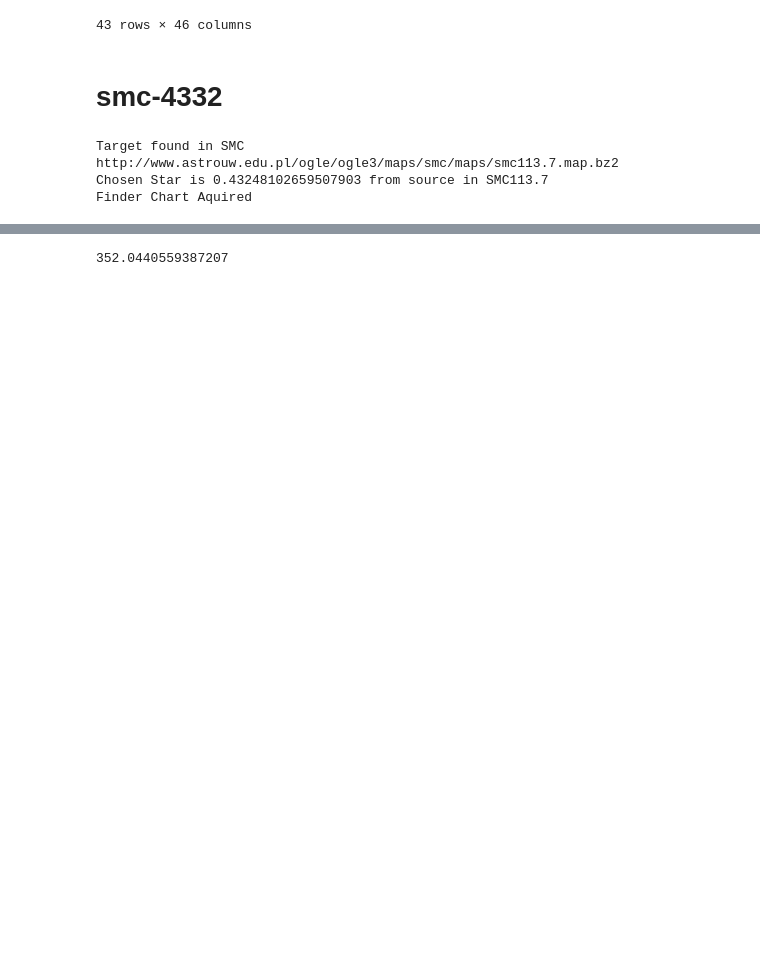
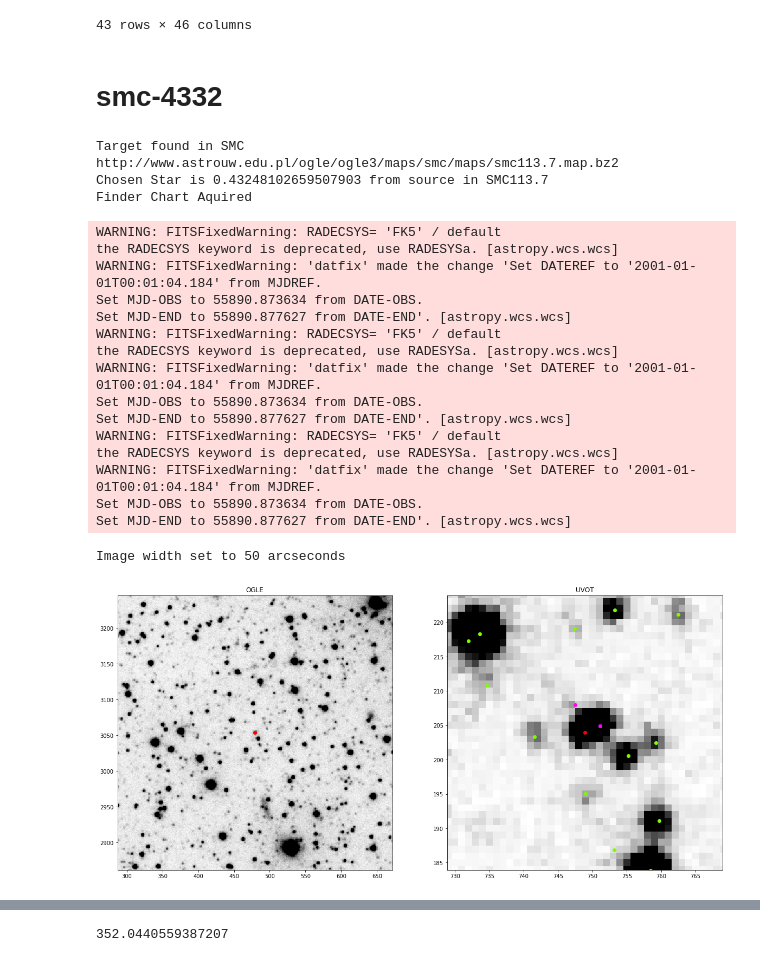
Before and after one commit to AstroLudwig/SUMS, a Jupyter notebook: Proposals/HST/PhaseII_Sanity.ipynb, the cells around one changed output, grey strips where cells are left out. Saved outputs shown, nothing was run; the diff lists cells and outputs as text; code cells hidden in the pictures; blank space fills up the shorter version.

Commit message:
Added plot for smc4332

```diff
--- a/Proposals/HST/PhaseII_Sanity.ipynb
+++ b/Proposals/HST/PhaseII_Sanity.ipynb
@@ -702,6 +702,51 @@ Target found in SMC
 http://www.astrouw.edu.pl/ogle/ogle3/maps/smc/maps/smc113.7.map.bz2
 Chosen Star is 0.43248102659507903 from source in SMC113.7
 Finder Chart Aquired
+# %%
+f, axes = plt.subplots(1,2,figsize=(20,10))
+axes[0].imshow(ogle.image.data,origin='lower',vmin=ovmin,vmax=ovmax,cmap='Greys')
+axes[0].scatter(ogle.X,ogle.Y,c='r')
+
+axes[1].imshow(hdr[0].data,origin='lower',vmin=svmin,vmax=svmax,cmap='Greys')
+
+x40,y40 = SkyCoord(within40.ra,within40.dec,unit=u.deg).to_pixel(WCS(hdr[0].header),origin=0)
+axes[1].scatter(x40,y40,c='lawngreen')
+
+
+x5,y5 = SkyCoord(within5.ra,within5.dec,unit=u.deg).to_pixel(WCS(hdr[0].header),origin=0)
+axes[1].scatter(x5,y5,c='magenta')
+
+x,y = co.to_pixel(WCS(hdr[0].header),origin=0)
+axes[1].scatter(x,y,c='r')
+
+ogle_pix_scale = 0.26 # arcsec/pixel source: https://microlensing-source.org/ground-based-surveys/
+uvot_pix_scale = 2.5
+n=50 #arcsecond width
+axes[0].set_xlim(ogle.X-n/ogle_pix_scale,ogle.X+n/ogle_pix_scale)
+axes[0].set_ylim(ogle.Y-n/ogle_pix_scale,ogle.Y+n/ogle_pix_scale)
+axes[1].set_xlim(x-n/uvot_pix_scale,x+n/uvot_pix_scale)
+axes[1].set_ylim(y-n/uvot_pix_scale,y+n/uvot_pix_scale)
+axes[0].set_title('OGLE')
+axes[1].set_title('UVOT')
+print(f"Image width set to {n} arcseconds")
+# %% [output]
+WARNING: FITSFixedWarning: RADECSYS= 'FK5' / default
+the RADECSYS keyword is deprecated, use RADESYSa. [astropy.wcs.wcs]
+WARNING: FITSFixedWarning: 'datfix' made the change 'Set DATEREF to '2001-01-01T00:01:04.184' from MJDREF.
+Set MJD-OBS to 55890.873634 from DATE-OBS.
+Set MJD-END to 55890.877627 from DATE-END'. [astropy.wcs.wcs]
+WARNING: FITSFixedWarning: RADECSYS= 'FK5' / default
+the RADECSYS keyword is deprecated, use RADESYSa. [astropy.wcs.wcs]
+WARNING: FITSFixedWarning: 'datfix' made the change 'Set DATEREF to '2001-01-01T00:01:04.184' from MJDREF.
+Set MJD-OBS to 55890.873634 from DATE-OBS.
+Set MJD-END to 55890.877627 from DATE-END'. [astropy.wcs.wcs]
+WARNING: FITSFixedWarning: RADECSYS= 'FK5' / default
+the RADECSYS keyword is deprecated, use RADESYSa. [astropy.wcs.wcs]
+WARNING: FITSFixedWarning: 'datfix' made the change 'Set DATEREF to '2001-01-01T00:01:04.184' from MJDREF.
+Set MJD-OBS to 55890.873634 from DATE-OBS.
+Set MJD-END to 55890.877627 from DATE-END'. [astropy.wcs.wcs]
+Image width set to 50 arcseconds
+[figure, added]
 # %%
 source
 # %% [output]
```
